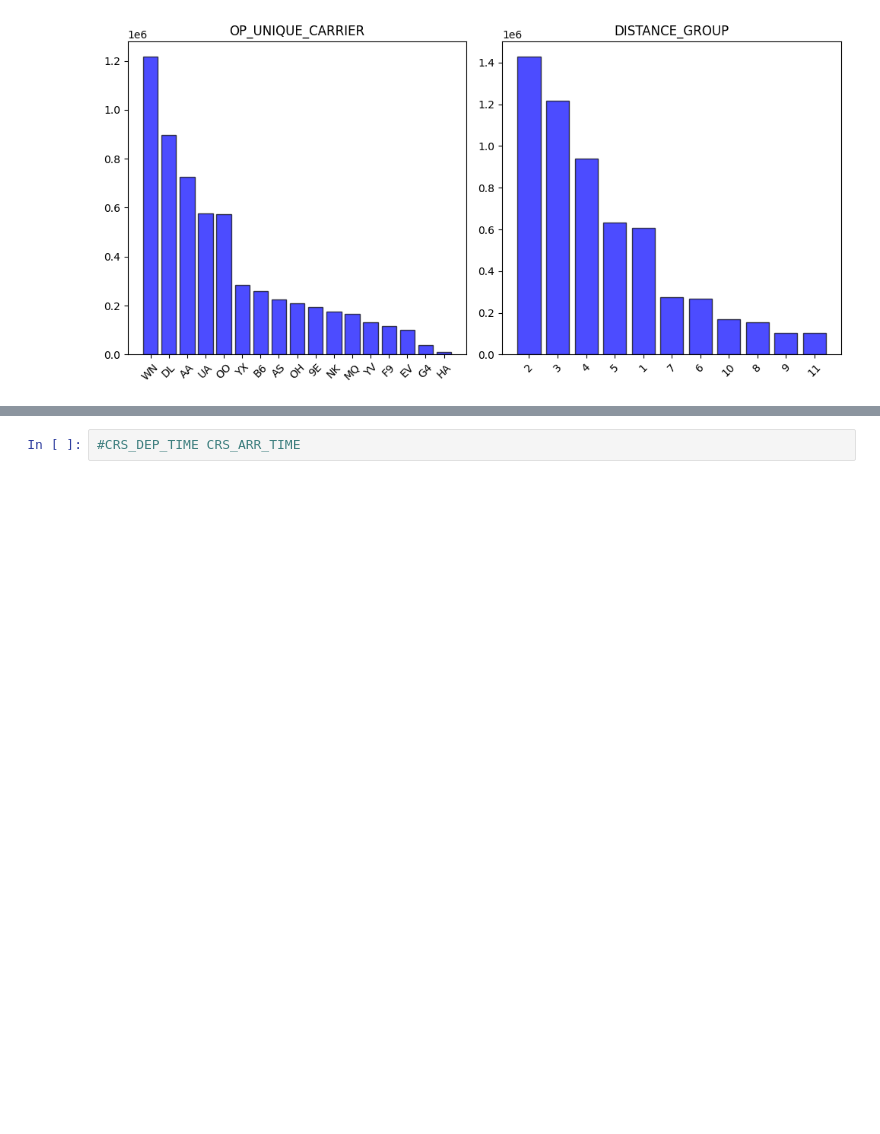
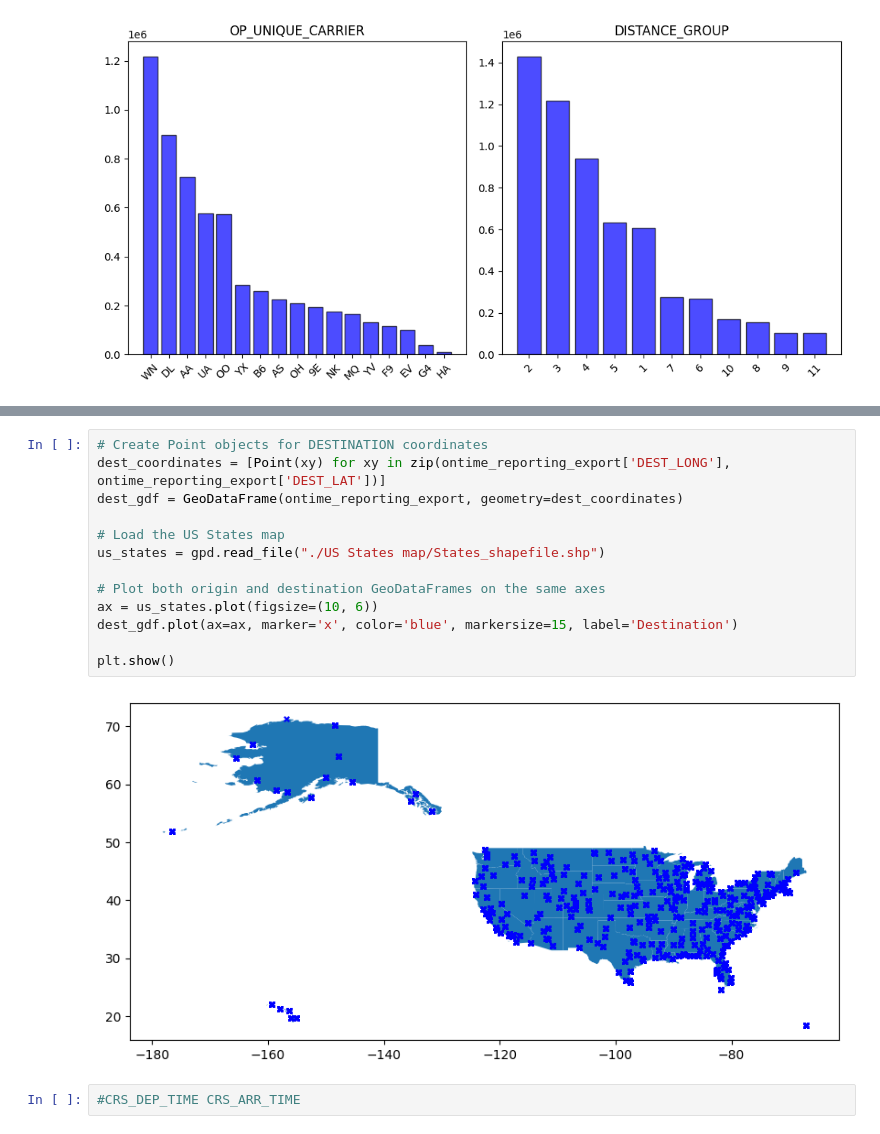
Before and after one commit to rvloenhout/DSS_Master_Thesis, a Jupyter notebook: _1. Data Preprocessing/2. Data cleaning, Preprocessing and EDA.ipynb, the cells around one changed output, grey strips where cells are left out. Saved outputs shown, nothing was run; the diff lists cells and outputs as text; blank space fills up the shorter version.

```diff
--- a/_1. Data Preprocessing/2. Data cleaning, Preprocessing and EDA.ipynb
+++ b/_1. Data Preprocessing/2. Data cleaning, Preprocessing and EDA.ipynb
@@ -252,3 +268,18 @@ plt.show()
+# %%
+# Create Point objects for DESTINATION coordinates
+dest_coordinates = [Point(xy) for xy in zip(ontime_reporting_export['DEST_LONG'], ontime_reporting_export['DEST_LAT'])]
+dest_gdf = GeoDataFrame(ontime_reporting_export, geometry=dest_coordinates)
+
+# Load the US States map
+us_states = gpd.read_file("./US States map/States_shapefile.shp")
+
+# Plot both origin and destination GeoDataFrames on the same axes
+ax = us_states.plot(figsize=(10, 6))
+dest_gdf.plot(ax=ax, marker='x', color='blue', markersize=15, label='Destination')
+
+plt.show()
+# %% [output]
+[figure, added]
 # %%
 #CRS_DEP_TIME CRS_ARR_TIME
 # %%
```
Also changed, not shown: parts of 3 cells of this notebook, 9 other files.
